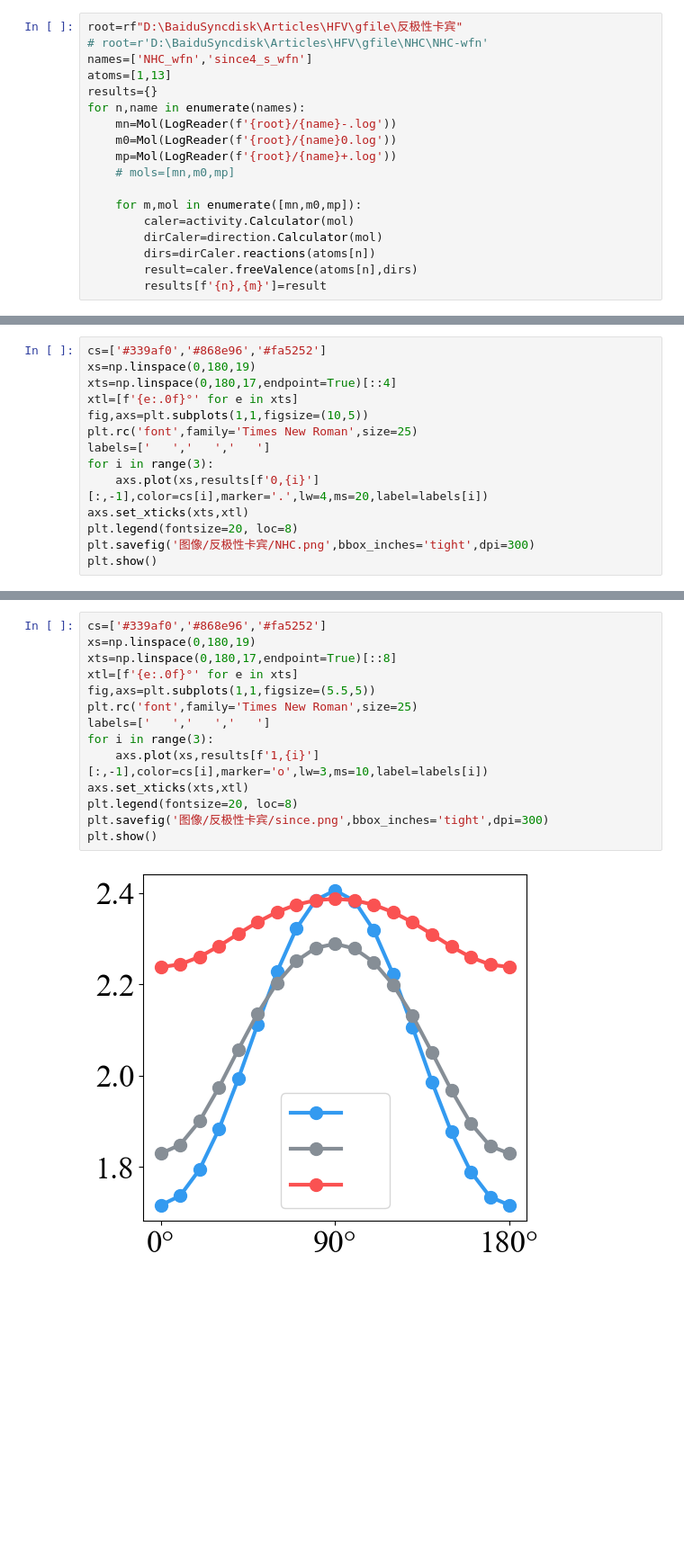
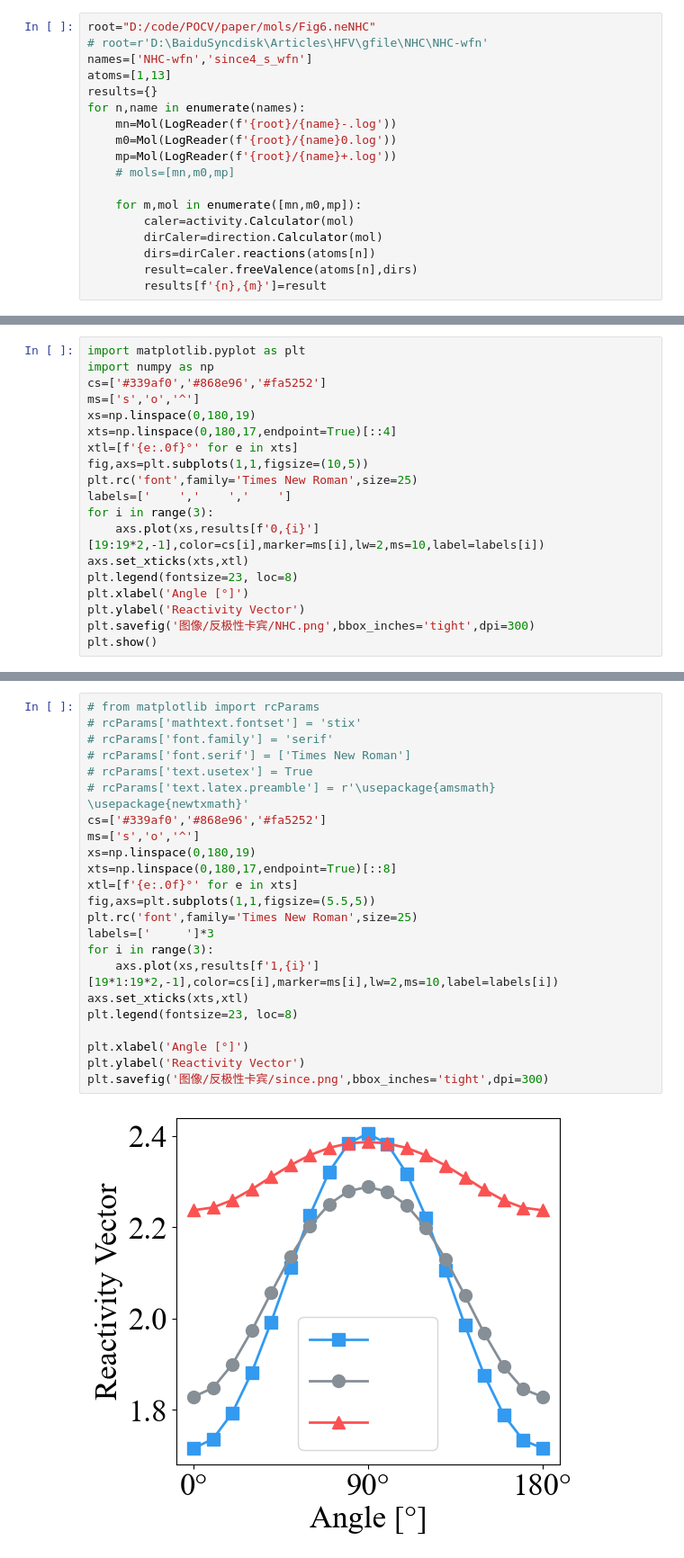
Before and after one commit to qmlCoder/pocv, a Jupyter notebook: 卡宾亲核亲电.ipynb, the cells around one changed output, grey strips where cells are left out. Shown at 90% size. Cells and saved outputs as stored; diff of their text form; blank space fills up the shorter version.

```diff
--- a/卡宾亲核亲电.ipynb
+++ b/卡宾亲核亲电.ipynb
@@ -20,7 +17,7 @@ printer.ifShell=False
 # %%
-root=rf"D:\BaiduSyncdisk\Articles\HFV\gfile\反极性卡宾"
+root="D:/code/POCV/paper/mols/Fig6.neNHC"
 # root=r'D:\BaiduSyncdisk\Articles\HFV\gfile\NHC\NHC-wfn'
-names=['NHC_wfn','since4_s_wfn']
+names=['NHC-wfn','since4_s_wfn']
 atoms=[1,13]
 results={}
 for n,name in enumerate(names):
@@ -111,15 +74,20 @@ np.max(results[f'0,{2}'][:,-1]),np.max(results[f'1,{0}'][:,-1])
 # %%
+import matplotlib.pyplot as plt
+import numpy as np
 cs=['#339af0','#868e96','#fa5252']
+ms=['s','o','^']
 xs=np.linspace(0,180,19)
 xts=np.linspace(0,180,17,endpoint=True)[::4]
 xtl=[f'{e:.0f}°' for e in xts]
 fig,axs=plt.subplots(1,1,figsize=(10,5))
 plt.rc('font',family='Times New Roman',size=25)
-labels=['   ','   ','   ']
+labels=['    ','    ','    ']
 for i in range(3):
-    axs.plot(xs,results[f'0,{i}'][:,-1],color=cs[i],marker='.',lw=4,ms=20,label=labels[i])
+    axs.plot(xs,results[f'0,{i}'][19:19*2,-1],color=cs[i],marker=ms[i],lw=2,ms=10,label=labels[i])
 axs.set_xticks(xts,xtl)
-plt.legend(fontsize=20, loc=8)
+plt.legend(fontsize=23, loc=8)
+plt.xlabel('Angle [°]')
+plt.ylabel('Reactivity Vector')
 plt.savefig('图像/反极性卡宾/NHC.png',bbox_inches='tight',dpi=300)
 plt.show()
 # %% [output]
@@ -127,16 +95,25 @@ plt.show()
 # %%
+# from matplotlib import rcParams
+# rcParams['mathtext.fontset'] = 'stix'
+# rcParams['font.family'] = 'serif'
+# rcParams['font.serif'] = ['Times New Roman']
+# rcParams['text.usetex'] = True
+# rcParams['text.latex.preamble'] = r'\usepackage{amsmath} \usepackage{newtxmath}'
 cs=['#339af0','#868e96','#fa5252']
+ms=['s','o','^']
 xs=np.linspace(0,180,19)
 xts=np.linspace(0,180,17,endpoint=True)[::8]
 xtl=[f'{e:.0f}°' for e in xts]
 fig,axs=plt.subplots(1,1,figsize=(5.5,5))
 plt.rc('font',family='Times New Roman',size=25)
-labels=['   ','   ','   ']
+labels=['     ']*3
 for i in range(3):
-    axs.plot(xs,results[f'1,{i}'][:,-1],color=cs[i],marker='o',lw=3,ms=10,label=labels[i])
+    axs.plot(xs,results[f'1,{i}'][19*1:19*2,-1],color=cs[i],marker=ms[i],lw=2,ms=10,label=labels[i])
 axs.set_xticks(xts,xtl)
-plt.legend(fontsize=20, loc=8)
+plt.legend(fontsize=23, loc=8)
+
+plt.xlabel('Angle [°]')
+plt.ylabel('Reactivity Vector')
 plt.savefig('图像/反极性卡宾/since.png',bbox_inches='tight',dpi=300)
-plt.show()
 # %% [output]
-[figure, old version]
+[figure, new version]
```
Also changed, not shown: parts of 8 cells of this notebook, 40 other files.
